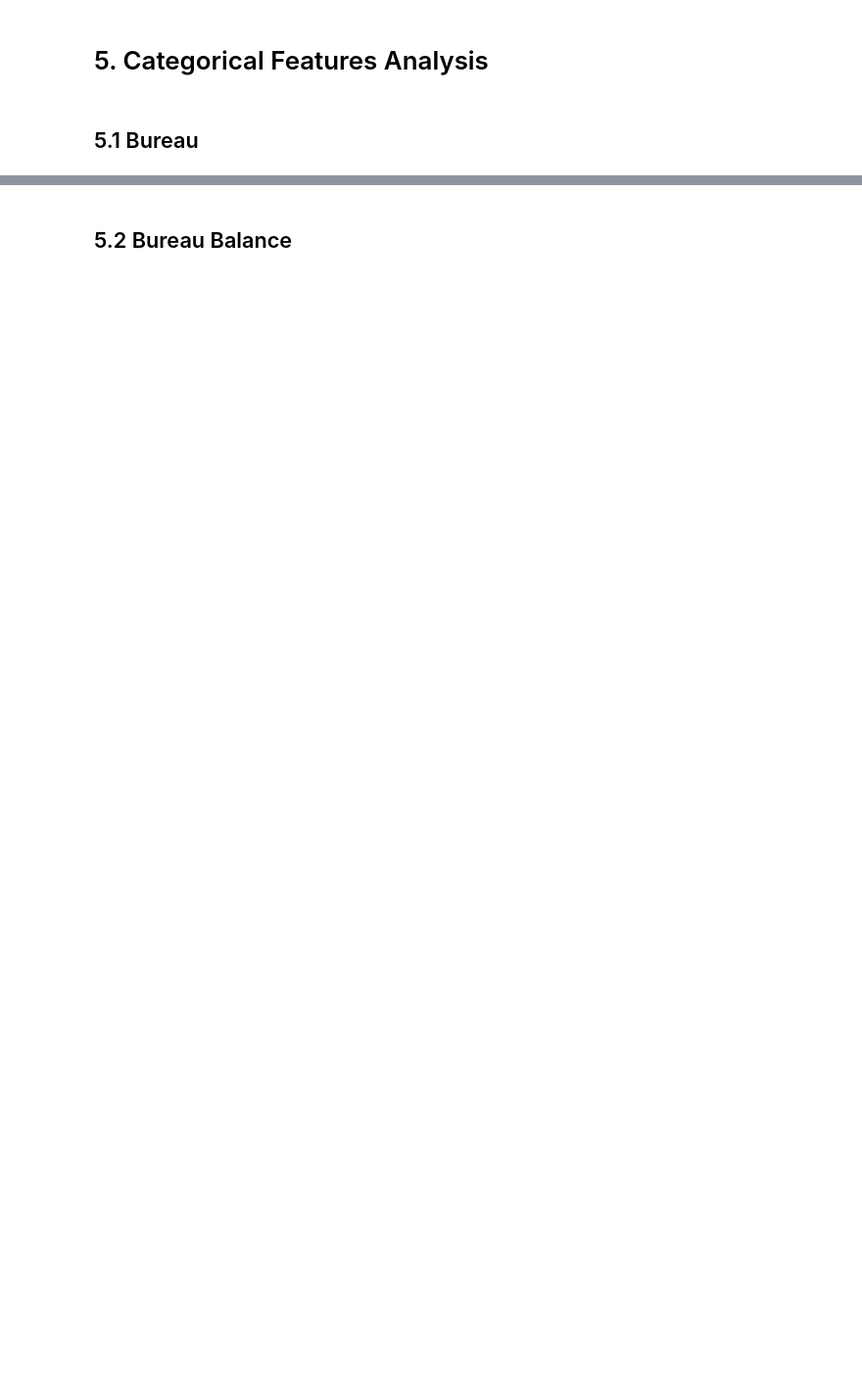
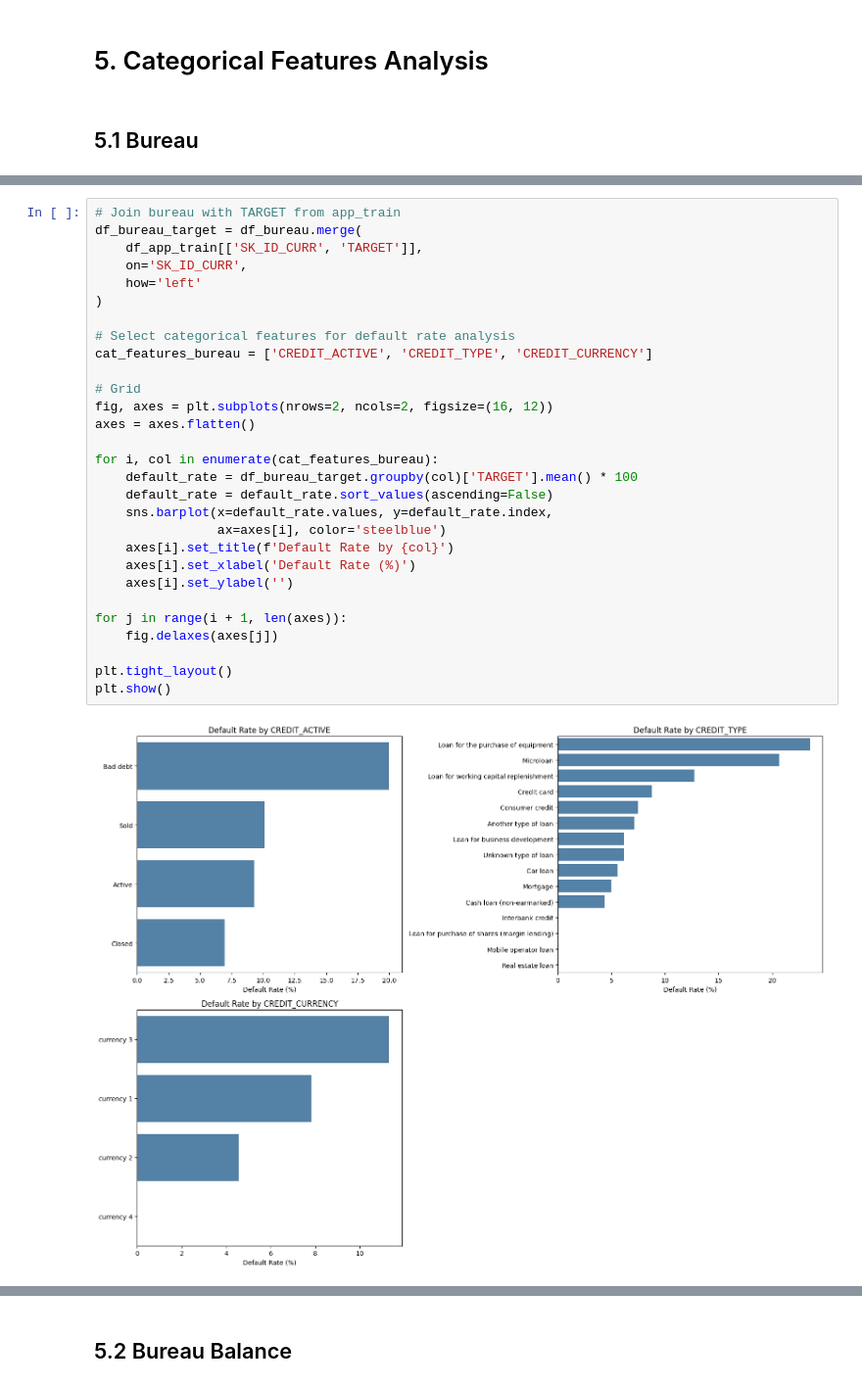
Before and after one commit to oknardo/Home_Credit_Scorecard_Model, a Jupyter notebook: EDA_bureau_and_bureau_balance.ipynb, the cells around one changed output, grey strips where cells are left out. Shown at 98% size. Cells and saved outputs as stored; diff of their text form; blank space fills up the shorter version.

Commit message:
Add Aggregation to Target from app train

```diff
--- a/EDA_bureau_and_bureau_balance.ipynb
+++ b/EDA_bureau_and_bureau_balance.ipynb
@@ -597,0 +748,31 @@ plt.show()
+# %%
+# Join bureau with TARGET from app_train
+df_bureau_target = df_bureau.merge(
+    df_app_train[['SK_ID_CURR', 'TARGET']],
+    on='SK_ID_CURR',
+    how='left'
+)
+
+# Select categorical features for default rate analysis
+cat_features_bureau = ['CREDIT_ACTIVE', 'CREDIT_TYPE', 'CREDIT_CURRENCY']
+
+# Grid
+fig, axes = plt.subplots(nrows=2, ncols=2, figsize=(16, 12))
+axes = axes.flatten()
+
+for i, col in enumerate(cat_features_bureau):
+    default_rate = df_bureau_target.groupby(col)['TARGET'].mean() * 100
+    default_rate = default_rate.sort_values(ascending=False)
+    sns.barplot(x=default_rate.values, y=default_rate.index,
+                ax=axes[i], color='steelblue')
+    axes[i].set_title(f'Default Rate by {col}')
+    axes[i].set_xlabel('Default Rate (%)')
+    axes[i].set_ylabel('')
+
+for j in range(i + 1, len(axes)):
+    fig.delaxes(axes[j])
+
+plt.tight_layout()
+plt.show()
+# %% [output]
+[figure, added]
```
Also changed, not shown: parts of 32 cells of this notebook.
